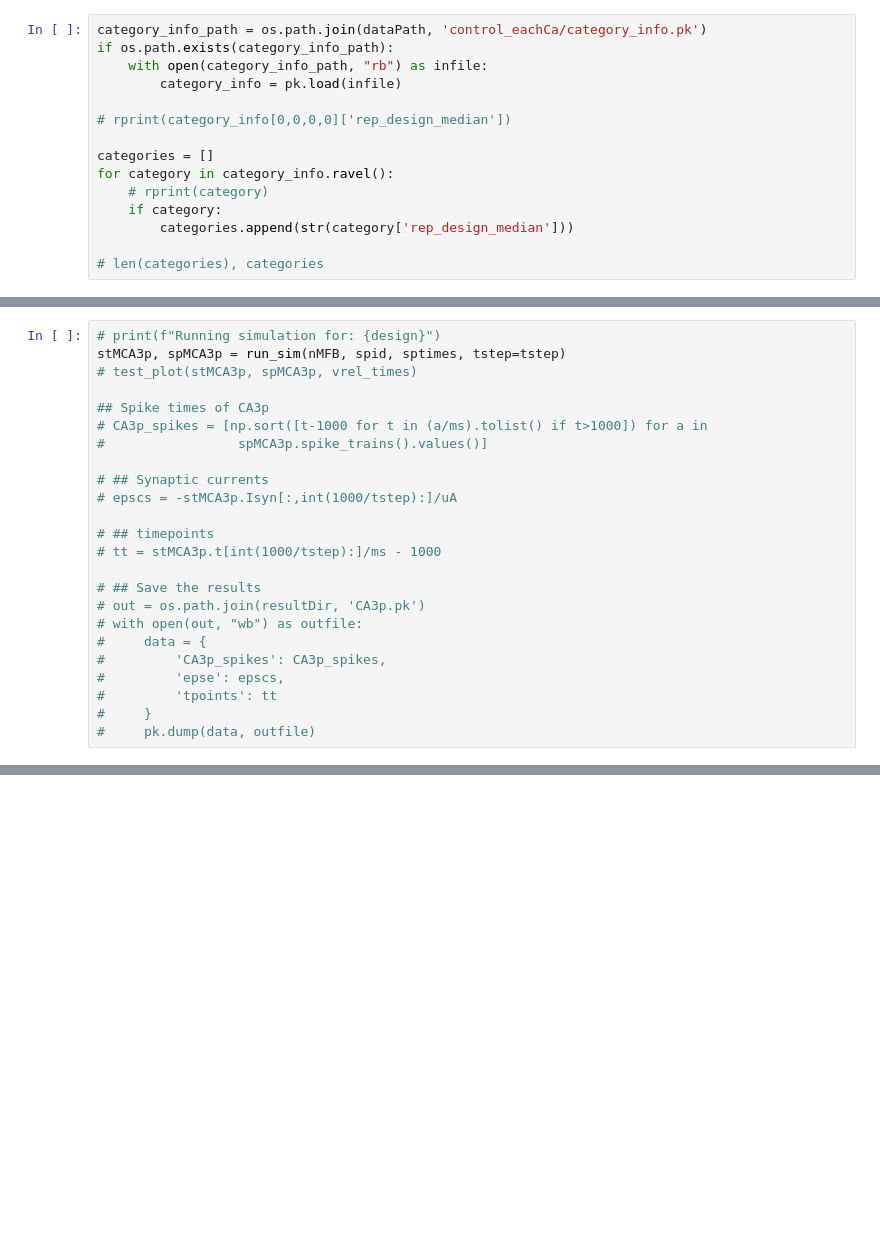
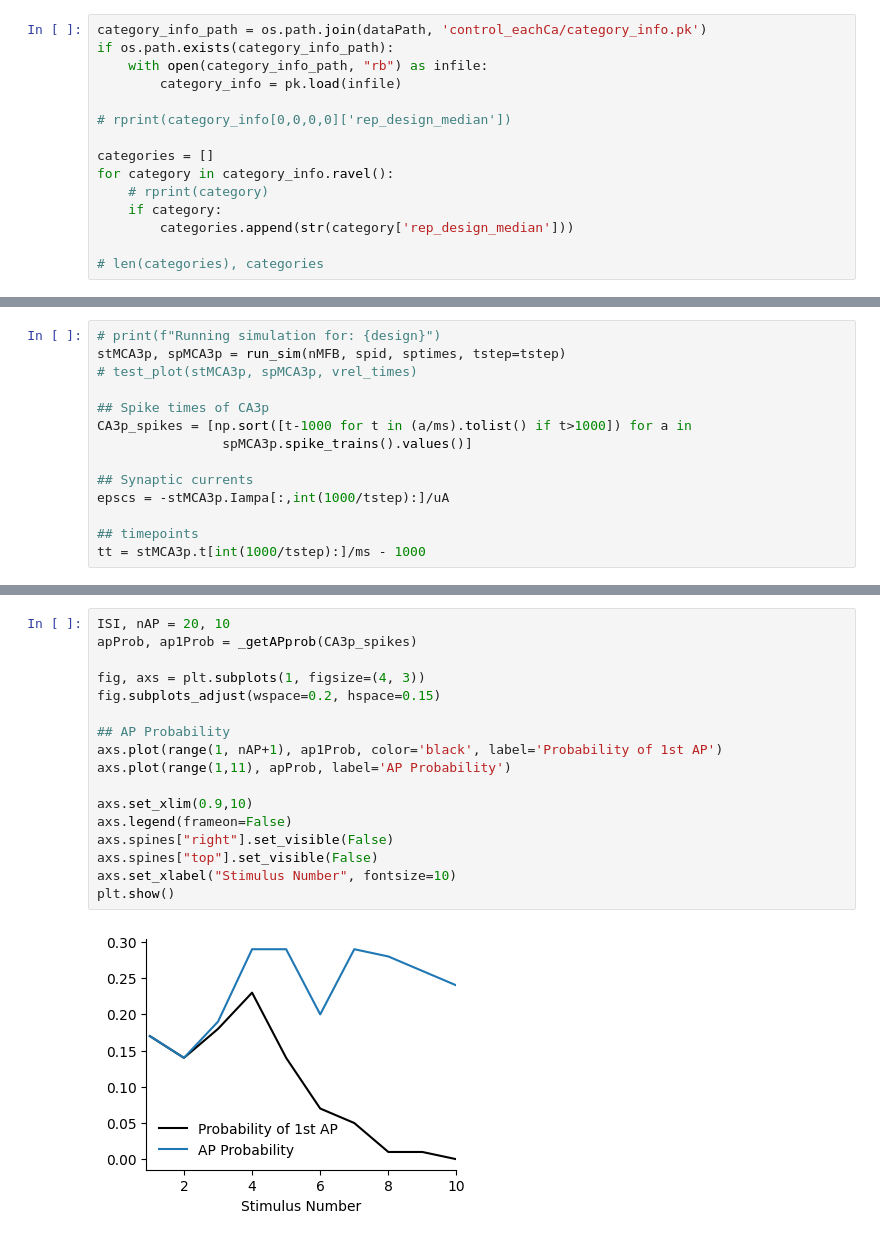
Before and after one commit to nishs1729/MFB, a Jupyter notebook: model_brian2/DG_CA3p/model.ipynb, the cells around one changed output, grey strips where cells are left out. Drawn from its saved outputs; the diff is of its cells as text; blank space fills up the shorter version.

```diff
--- a/model_brian2/DG_CA3p/model.ipynb
+++ b/model_brian2/DG_CA3p/model.ipynb
@@ -117,23 +119,13 @@ stMCA3p, spMCA3p = run_sim(nMFB, spid, sptimes, tstep=tstep)
 # test_plot(stMCA3p, spMCA3p, vrel_times)
 
 ## Spike times of CA3p
-# CA3p_spikes = [np.sort([t-1000 for t in (a/ms).tolist() if t>1000]) for a in
-#                 spMCA3p.spike_trains().values()]
+CA3p_spikes = [np.sort([t-1000 for t in (a/ms).tolist() if t>1000]) for a in
+                spMCA3p.spike_trains().values()]
 
-# ## Synaptic currents
-# epscs = -stMCA3p.Isyn[:,int(1000/tstep):]/uA
+## Synaptic currents
+epscs = -stMCA3p.Iampa[:,int(1000/tstep):]/uA
 
-# ## timepoints
-# tt = stMCA3p.t[int(1000/tstep):]/ms - 1000
-
-# ## Save the results
-# out = os.path.join(resultDir, 'CA3p.pk')
-# with open(out, "wb") as outfile:
-#     data = {
-#         'CA3p_spikes': CA3p_spikes,
-#         'epse': epscs,
-#         'tpoints': tt
-#     }
-#     pk.dump(data, outfile)
+## timepoints
+tt = stMCA3p.t[int(1000/tstep):]/ms - 1000
 # %%
 def test_plot(stMCA3p, spMCA3p, vrel_times):
@@ -178,0 +207,19 @@ test_plot(stMCA3p, spMCA3p, vrel_times)
+# %%
+ISI, nAP = 20, 10
+apProb, ap1Prob = _getAPprob(CA3p_spikes)
+
+fig, axs = plt.subplots(1, figsize=(4, 3))
+fig.subplots_adjust(wspace=0.2, hspace=0.15)
+
+## AP Probability
+axs.plot(range(1, nAP+1), ap1Prob, color='black', label='Probability of 1st AP')
+axs.plot(range(1,11), apProb, label='AP Probability')
+
+axs.set_xlim(0.9,10)
+axs.legend(frameon=False)
+axs.spines["right"].set_visible(False)
+axs.spines["top"].set_visible(False)
+axs.set_xlabel("Stimulus Number", fontsize=10)
+plt.show()
+# %% [output]
+[figure, added]
```
Also changed, not shown: parts of 4 cells of this notebook, 2 other files.
